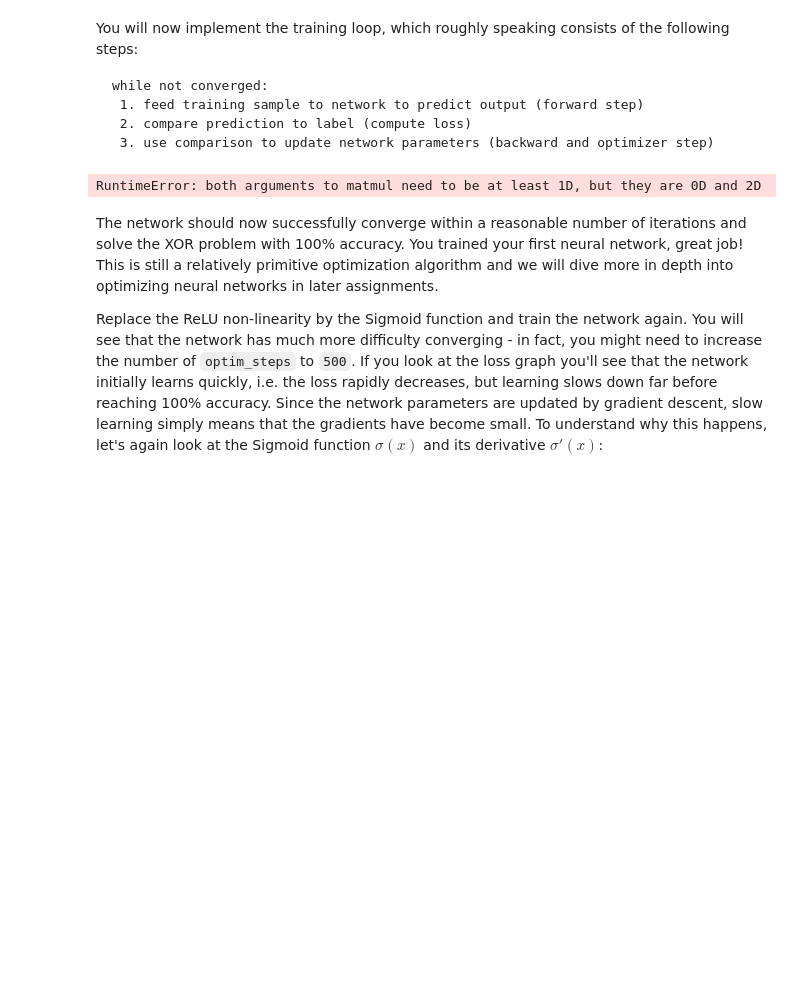
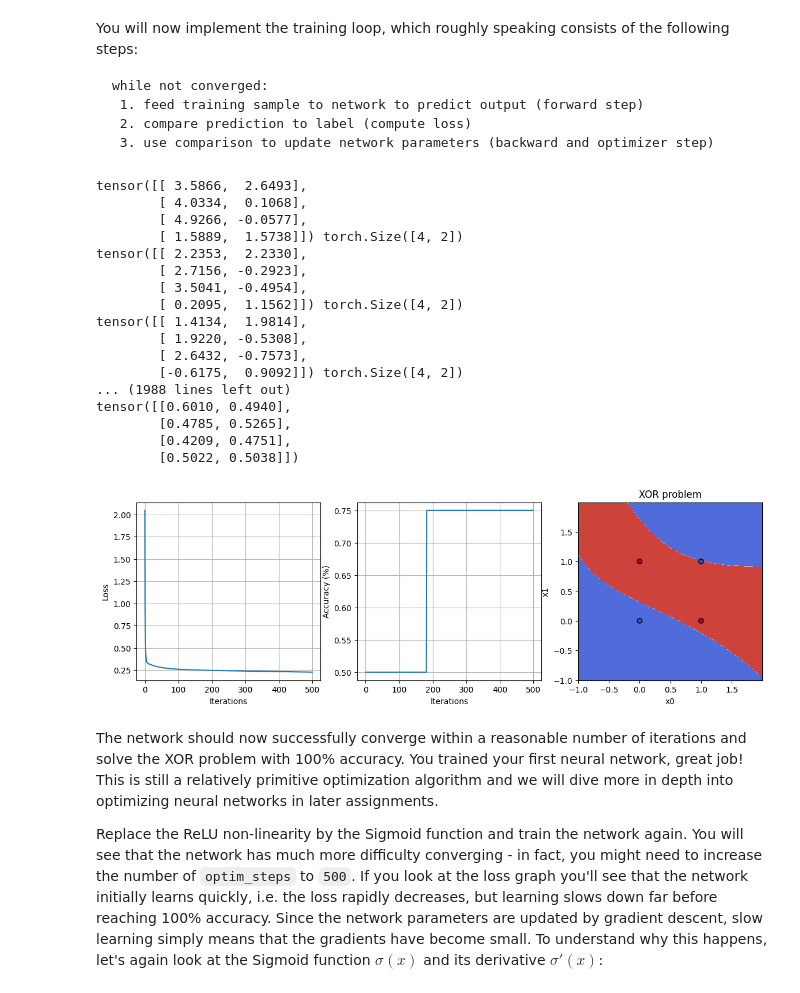
Before and after one commit to Luka140/DL, a Jupyter notebook: Assignment_2.ipynb, the cells around one changed output. Drawn from its saved outputs; the diff is of its cells as text; code cells hidden in the pictures; blank space fills up the shorter version.

```diff
--- a/Assignment_2.ipynb
+++ b/Assignment_2.ipynb
@@ -797,11 +797,11 @@ in_features, hidden_dim, out_features = 2, 10, 2
 
 # Training parameters
 learning_rate = 1e-2  # step size for gradient descent
-optim_steps = 100  # network should generally converge within 100 steps
+optim_steps = 500  # network should generally converge within 100 steps
 
 # Define and initialize layers
 layers = [Linear(in_features, hidden_dim),
-          ReLU(),
+          Sigmoid(),
           Linear(hidden_dim, out_features)]
 
 # Initialize network
@@ -821,7 +821,7 @@ for i in range(optim_steps):
     ########################################################################
 
     loss, grad = MSELoss(y_xor, y_pred)
-
+    print(grad, x_xor.shape)
     ########################################################################
     #                          END OF YOUR CODE                            #
     ########################################################################
@@ -835,34 +835,52 @@ for i in range(optim_steps):
 
     ########################################################################
     #                          END OF YOUR CODE                            #
     ########################################################################
 
     # Calculate accuracy of prediction
     correct = torch.argmax(y_pred, axis=1) == torch.argmax(y_xor, axis=1)
     accs.append(torch.sum(correct)/len(y_pred))
+    losses.append(loss)
 
 # Print prediction
 print(y_pred)
 
 # Plot loss and accuracy
 plt.figure(figsize=(14,4))
 plt.subplot(1,3,1)
 plt.xlabel('Iterations')
 plt.ylabel('Loss')
 plt.plot(losses)
 plt.grid()
 
 plt.subplot(1,3,2)
 plt.xlabel('Iterations')
 plt.ylabel('Accuracy (%)')
 plt.plot(accs)
 plt.grid()
 
 # Show decision boundary
 plt.subplot(1,3,3)
 plot(x_xor, y_xor, net)
 # %% [output]
-RuntimeError: both arguments to matmul need to be at least 1D, but they are 0D and 2D
+tensor([[ 3.5866,  2.6493],
+        [ 4.0334,  0.1068],
+        [ 4.9266, -0.0577],
+        [ 1.5889,  1.5738]]) torch.Size([4, 2])
+tensor([[ 2.2353,  2.2330],
+        [ 2.7156, -0.2923],
+        [ 3.5041, -0.4954],
+        [ 0.2095,  1.1562]]) torch.Size([4, 2])
+tensor([[ 1.4134,  1.9814],
+        [ 1.9220, -0.5308],
+        [ 2.6432, -0.7573],
+        [-0.6175,  0.9092]]) torch.Size([4, 2])
+... (1988 lines left out)
+tensor([[0.6010, 0.4940],
+        [0.4785, 0.5265],
+        [0.4209, 0.4751],
+        [0.5022, 0.5038]])
+[figure, added]
 # %% [markdown]
 The network should now successfully converge within a reasonable number of iterations and solve the XOR problem with 100% accuracy. You trained your first neural network, great job! This is still a relatively primitive optimization algorithm and we will dive more in depth into optimizing neural networks in later assignments.
 
```
Also changed, not shown: parts of 10 cells of this notebook.
